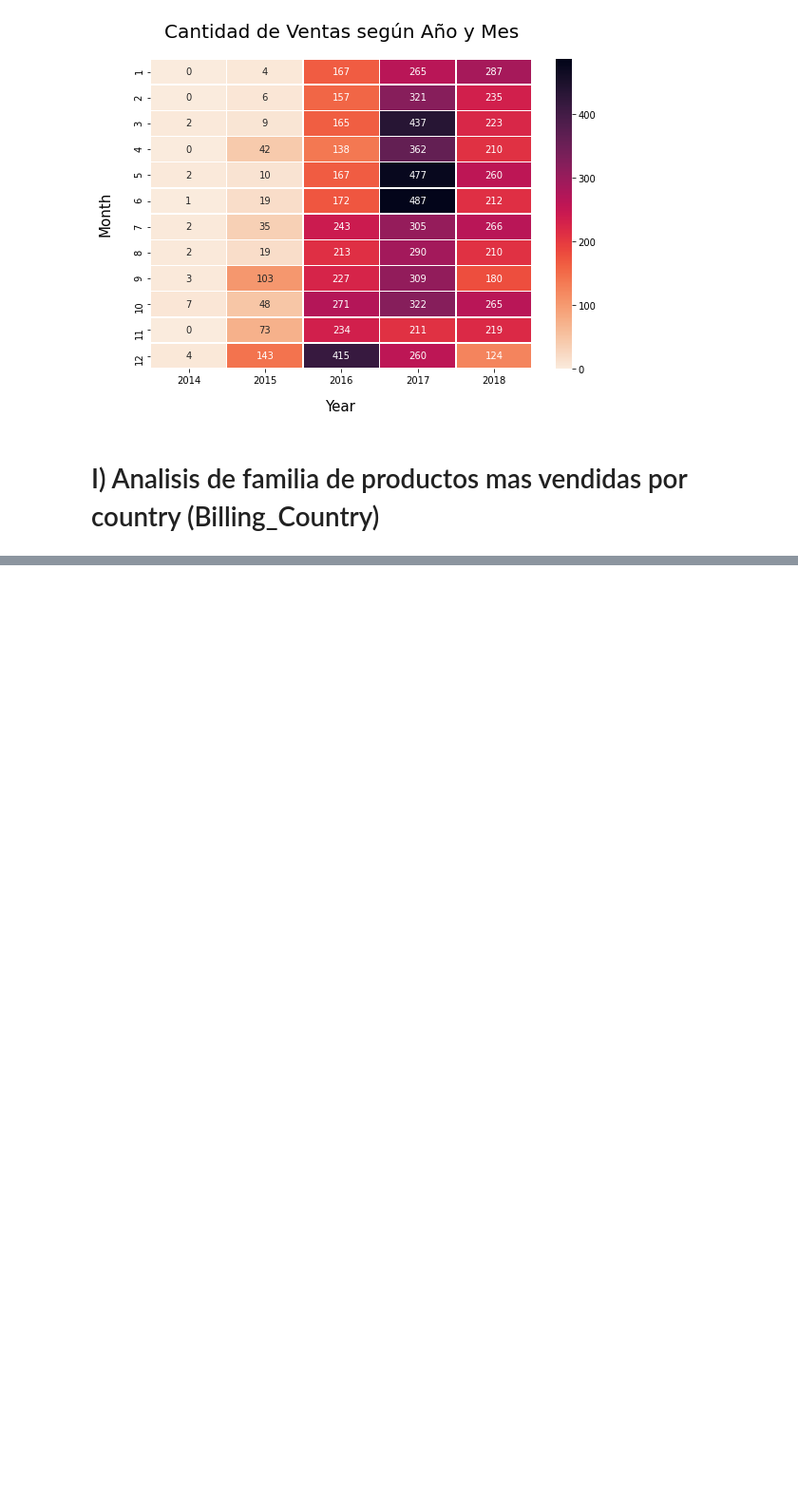
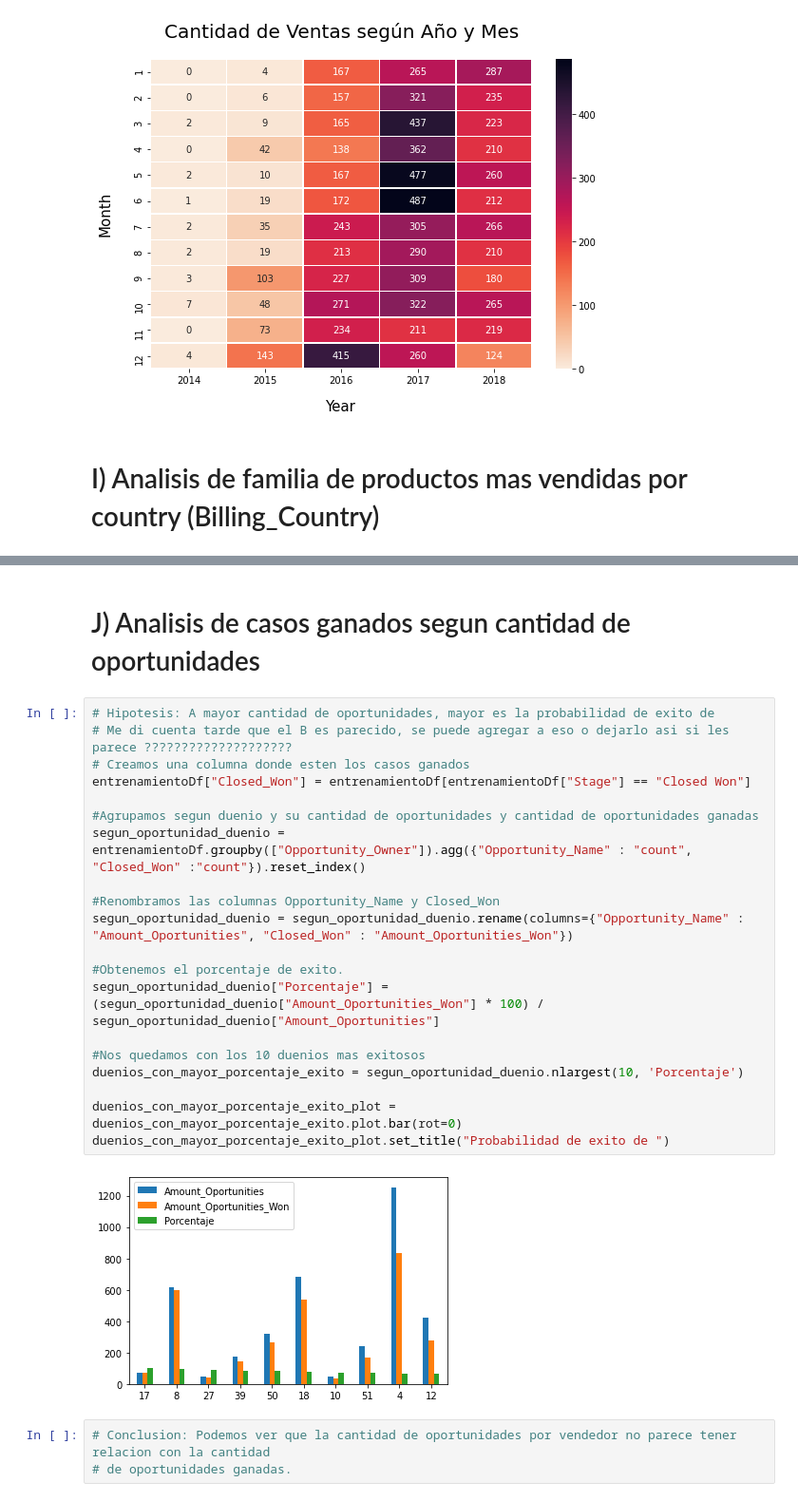
Before and after one commit to FerFabbiano/tp1-OrganizacionDeDatos, a Jupyter notebook: TP1_OrgaDeDatos.ipynb, the cells around one changed output, grey strips where cells are left out. Shown: that part at 95% size. Cells and saved outputs as stored; diff of their text form; blank space fills up the shorter version.

Commit message:
Agrego Bar Plot de  casos ganados segun cant oportunidades

```diff
--- a/TP1_OrgaDeDatos.ipynb
+++ b/TP1_OrgaDeDatos.ipynb
@@ -749,3 +773,30 @@ entrenamientoDf.nlargest(10,'TRF')
 | 15466 | 21535 | Americas | NW America | 1 | 1 | 1 | ... |
 | 1449 | 8150 | APAC | Australia | 1 | 0 | 1 | ... |
 | 4156 | 9688 | APAC | Vietnam | 1 | 0 | 1 | ... |
+# %% [markdown]
+# J) Analisis de casos ganados segun cantidad de oportunidades
+# %%
+# Hipotesis: A mayor cantidad de oportunidades, mayor es la probabilidad de exito de
+# Me di cuenta tarde que el B es parecido, se puede agregar a eso o dejarlo asi si les parece ????????????????????
+# Creamos una columna donde esten los casos ganados
+entrenamientoDf["Closed_Won"] = entrenamientoDf[entrenamientoDf["Stage"] == "Closed Won"]
+
+#Agrupamos segun duenio y su cantidad de oportunidades y cantidad de oportunidades ganadas
+segun_oportunidad_duenio = entrenamientoDf.groupby(["Opportunity_Owner"]).agg({"Opportunity_Name" : "count", "Closed_Won" :"count"}).reset_index()
+
+#Renombramos las columnas Opportunity_Name y Closed_Won
+segun_oportunidad_duenio = segun_oportunidad_duenio.rename(columns={"Opportunity_Name" : "Amount_Oportunities", "Closed_Won" : "Amount_Oportunities_Won"})
+
+#Obtenemos el porcentaje de exito.
+segun_oportunidad_duenio["Porcentaje"] = (segun_oportunidad_duenio["Amount_Oportunities_Won"] * 100) / segun_oportunidad_duenio["Amount_Oportunities"]
+
+#Nos quedamos con los 10 duenios mas exitosos
+duenios_con_mayor_porcentaje_exito = segun_oportunidad_duenio.nlargest(10, 'Porcentaje')
+
+duenios_con_mayor_porcentaje_exito_plot = duenios_con_mayor_porcentaje_exito.plot.bar(rot=0)
+duenios_con_mayor_porcentaje_exito_plot.set_title("Probabilidad de exito de ")
+# %% [output]
+[figure, added]
+# %%
+# Conclusion: Podemos ver que la cantidad de oportunidades por vendedor no parece tener relacion con la cantidad
+# de oportunidades ganadas.
```
Also changed, not shown: parts of 3 cells of this notebook.
